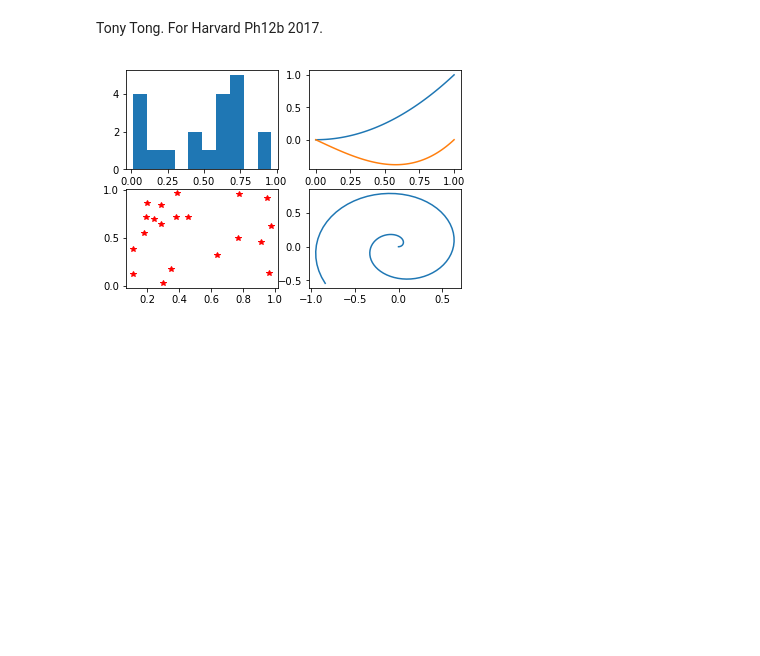
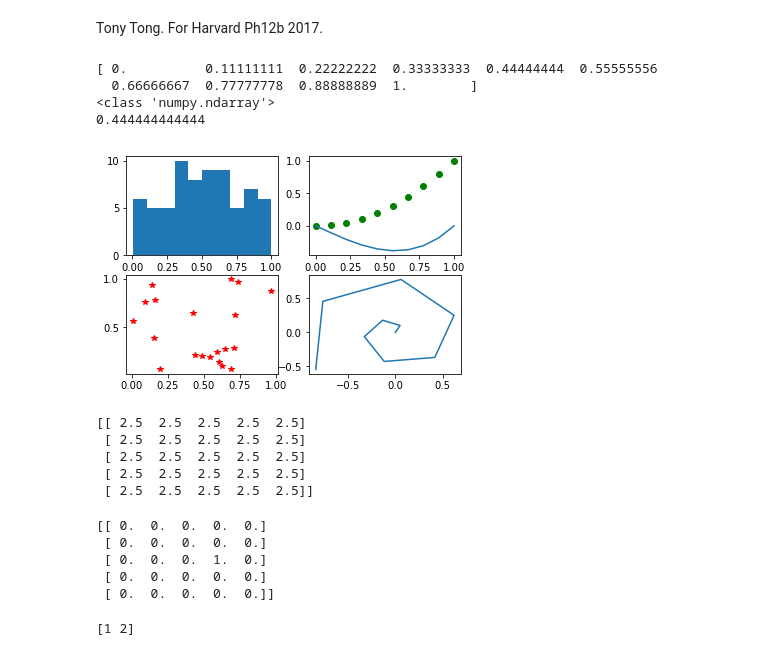
Before and after one commit to tongbaojia/Harvard_Ph12b, a Jupyter notebook: Lab0/subplots.ipynb, the cells around one changed output. Cells and saved outputs as stored; diff of their text form; code cells hidden in the pictures; blank space fills up the shorter version.

```diff
--- a/Lab0/subplots.ipynb
+++ b/Lab0/subplots.ipynb
@@ -3,19 +3,39 @@ Tony Tong. For Harvard Ph12b 2017.
 # %%
 # subplots.py
 # -------------------------------------------------------------------------
 # Create four plots in the same figure.
 # -------------------------------------------------------------------------
 import numpy as np
 import matplotlib.pyplot as plt
 from numpy.random import random
 
-t = np.linspace(0, 1, 101)
+t = np.linspace(0, 1, 10)
+print(t)
+print(type(t))
+#print(len(t))
+print(t[4])
 
 plt.figure()
-plt.subplot(2, 2, 1); plt.hist(random(20))
-plt.subplot(2, 2, 2); plt.plot(t, t**2, t, t**3 - t)
+plt.subplot(2, 2, 1); plt.hist(random(70))
+plt.subplot(2, 2, 2); plt.plot(t, t**2, "go", t, t**3 -t )
 plt.subplot(2, 2, 3); plt.plot(random(20), random(20), 'r*')
 plt.subplot(2, 2, 4); plt.plot(t*np.cos(10*t), t*np.sin(10*t))
+#print(t*np.cos(10*t))
 plt.show()
 # %% [output]
+[ 0.          0.11111111  0.22222222  0.33333333  0.44444444  0.55555556
+  0.66666667  0.77777778  0.88888889  1.        ]
+<class 'numpy.ndarray'>
+0.444444444444
-[figure, old version]
+[figure, new version]
+# %%
+a = np.zeors([5, 5])
+#a = a*2.5
+a.fill(2.5)
+print(a)
+# %% [output]
+[[ 2.5  2.5  2.5  2.5  2.5]
+ [ 2.5  2.5  2.5  2.5  2.5]
+ [ 2.5  2.5  2.5  2.5  2.5]
+ [ 2.5  2.5  2.5  2.5  2.5]
+ [ 2.5  2.5  2.5  2.5  2.5]]
@@ -21,0 +44,13 @@ plt.show()
+# %%
+print(a)
+# %% [output]
+[[ 0.  0.  0.  0.  0.]
+ [ 0.  0.  0.  0.  0.]
+ [ 0.  0.  0.  1.  0.]
+ [ 0.  0.  0.  0.  0.]
+ [ 0.  0.  0.  0.  0.]]
+# %%
+a = np.array([1, 2])
+print(a)
+# %% [output]
+[1 2]
```
Also changed, not shown: parts of 1 cell of this notebook, 4 other files.
